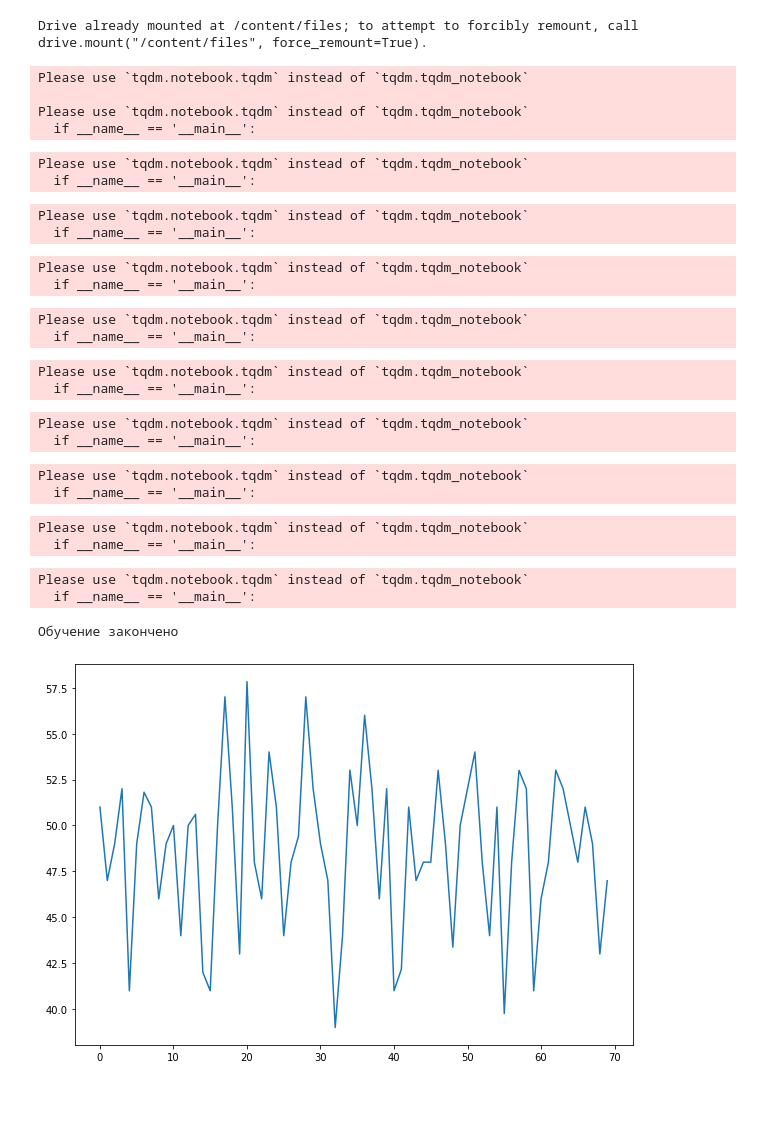
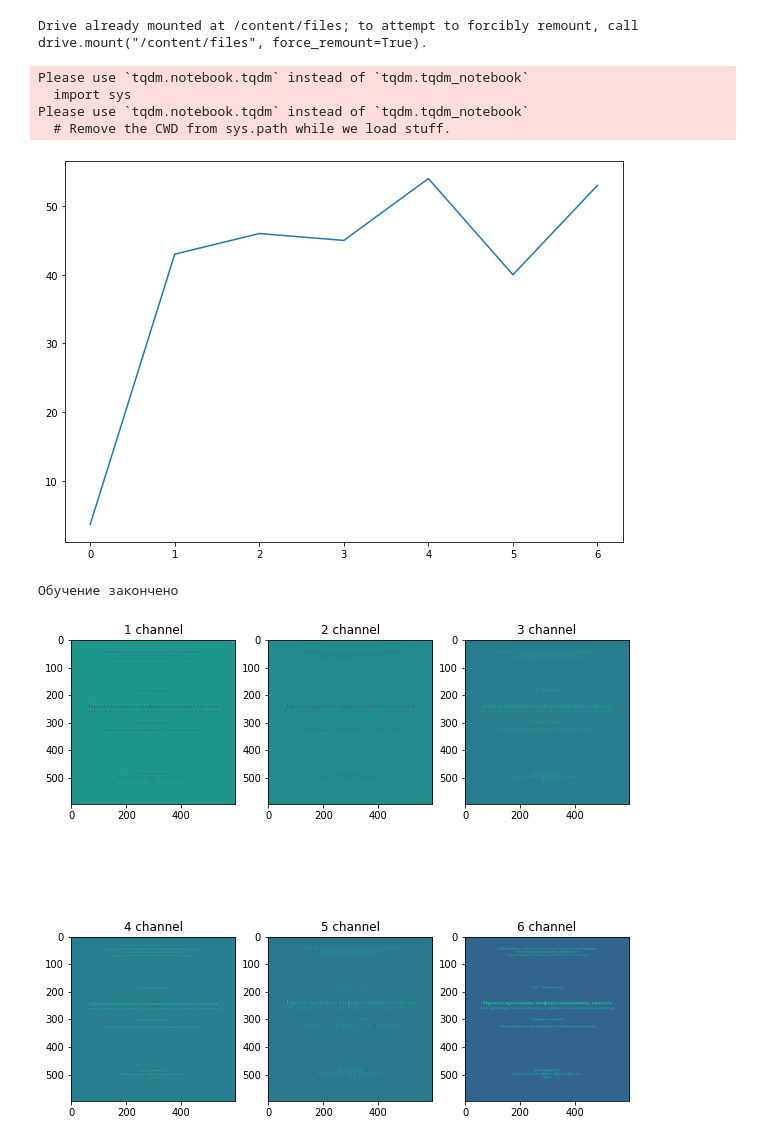
Before and after one commit to Deedman89/ISP-RAS-projects-diploma, a Jupyter notebook: Diploma_Task/My_Diploma.ipynb, the cells around one changed output. Cells and saved outputs as stored; diff of their text form; code cells hidden in the pictures; blank space fills up the shorter version.

```diff
--- a/Diploma_Task/My_Diploma.ipynb
+++ b/Diploma_Task/My_Diploma.ipynb
@@ -74,8 +74,8 @@ class DocTypeNet(torch.nn.Module):
         self.act4 = torch.nn.Sigmoid()
 
     def forward(self, x):
-        x = self.conv1(x)
-        x = self.act1(x)
+        x1 = self.conv1(x)
+        x = self.act1(x1)
         x = self.pool1(x)
 
         x = x.view(x.size(0), x.size(1) * x.size(2) * x.size(3))
@@ -86,7 +86,7 @@ class DocTypeNet(torch.nn.Module):
         x = self.act3(x)
         x = self.fc3(x)
         x = self.act4(x)
-        return x
+        return x, x1
 
 doctype = DocTypeNet()
 # %%
@@ -99,60 +99,55 @@ optimizer = torch.optim.Adam(doctype.parameters(), lr=1.0e-3)
 fig = plt.figure(figsize=(10,7))
 ax = fig.add_subplot(1, 1, 1)
 losses = []
+pictures_after_conv = []
 
 # итерируемся
-for epoch in tqdm_notebook(range(10)):
+for epoch in tqdm_notebook(range(1)):
 
     running_loss = 0.0
-    for i, batch in enumerate(tqdm_notebook(train_dataloader)):
+    for i, batch in tqdm_notebook(enumerate(train_dataloader)):
         # так получаем текущий батч
         X_batch, y_batch = batch
         X_batch = X_batch.to(device)
         y_batch = y_batch.to(device)
 
         # обнуляем веса
         optimizer.zero_grad()
 
         # forward + backward + optimize
-        y_pred = doctype(X_batch.float())
+        y_pred, picture = doctype(X_batch.float())
+        pictures_after_conv.append(picture)
         y_pred = y_pred.to(device)
         loss_value = loss(y_pred.float(), y_batch.unsqueeze(1).float())
         loss_value.backward()
         optimizer.step()
 
         # выведем текущий loss
         running_loss += loss_value.item()
 
         losses.append(running_loss)
         running_loss = 0.0
 
     ax.clear()
     ax.plot(np.arange(len(losses)), losses)
     plt.show()
 
 print('Обучение закончено')
 # %% [output]
 Please use `tqdm.notebook.tqdm` instead of `tqdm.tqdm_notebook`
-
+  import sys
 Please use `tqdm.notebook.tqdm` instead of `tqdm.tqdm_notebook`
-  if __name__ == '__main__':
+  # Remove the CWD from sys.path while we load stuff.
+[figure, new version]
-Please use `tqdm.notebook.tqdm` instead of `tqdm.tqdm_notebook`
-  if __name__ == '__main__':
+Обучение закончено
-Please use `tqdm.notebook.tqdm` instead of `tqdm.tqdm_notebook`
-  if __name__ == '__main__':
-Please use `tqdm.notebook.tqdm` instead of `tqdm.tqdm_notebook`
-  if __name__ == '__main__':
-Please use `tqdm.notebook.tqdm` instead of `tqdm.tqdm_notebook`
-  if __name__ == '__main__':
-Please use `tqdm.notebook.tqdm` instead of `tqdm.tqdm_notebook`
-  if __name__ == '__main__':
-Please use `tqdm.notebook.tqdm` instead of `tqdm.tqdm_notebook`
-  if __name__ == '__main__':
-Please use `tqdm.notebook.tqdm` instead of `tqdm.tqdm_notebook`
-  if __name__ == '__main__':
-Please use `tqdm.notebook.tqdm` instead of `tqdm.tqdm_notebook`
-  if __name__ == '__main__':
-Please use `tqdm.notebook.tqdm` instead of `tqdm.tqdm_notebook`
-  if __name__ == '__main__':
-Обучение закончено
-[figure, old version]
+# %%
+plt.figure(figsize=(10, 10))
+
+for i in range(6):
+     img = picture[0][i].detach().cpu().numpy()
+     img_uint = ((img - img.min())/(img.max() - img.min()) * 255).astype(np.uint8)
+     plt.subplot(2, 3, i + 1)
+     plt.imshow(img_uint)
+     plt.title(f'{i + 1} channel')
+# %% [output]
+[figure, added]
```
